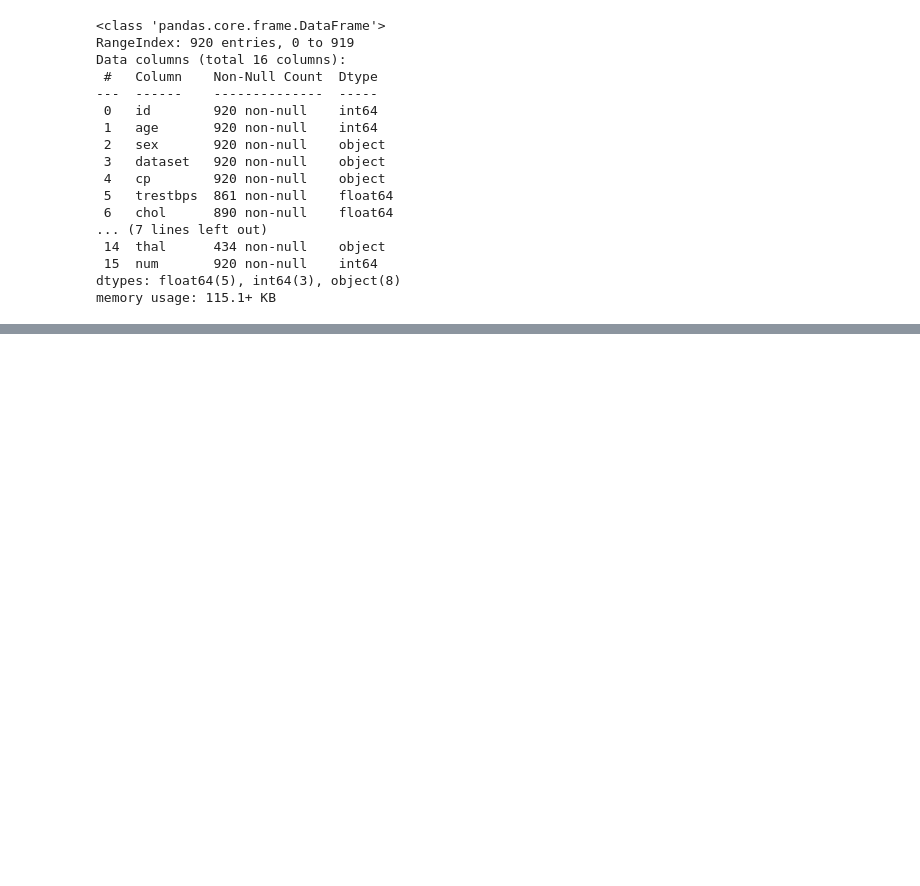
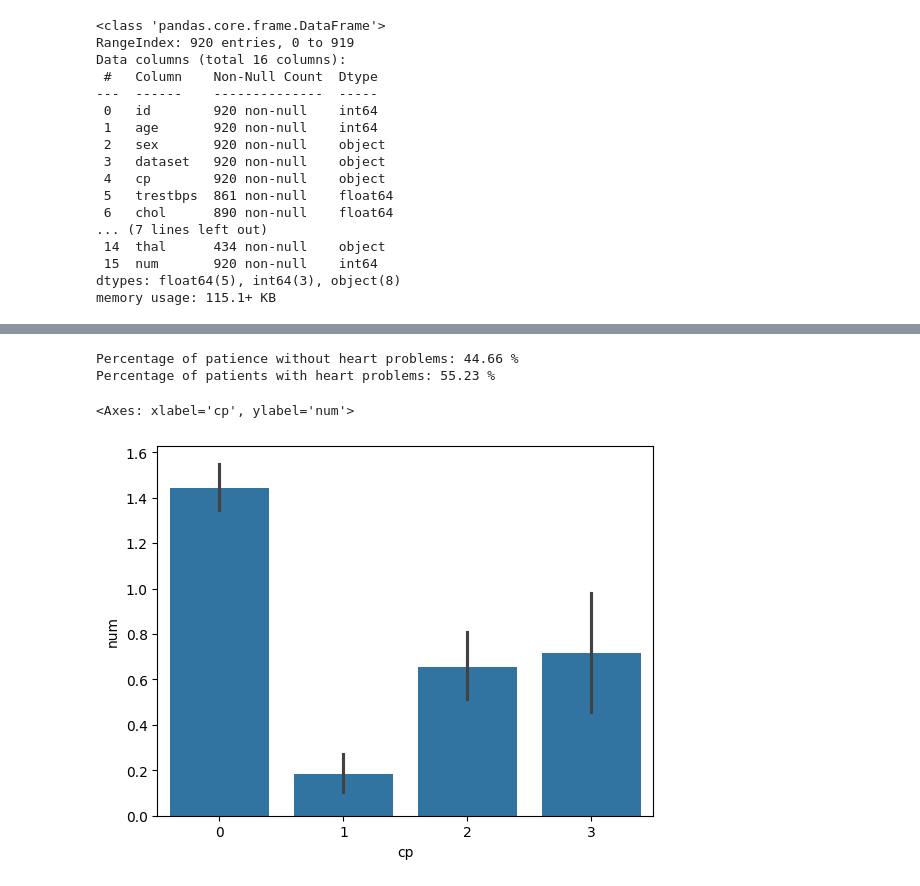
Before and after one commit to munshifff/Heart-Disease-Prediction, a Jupyter notebook: heart.ipynb, the cells around one changed output, grey strips where cells are left out. Cells and saved outputs as stored; diff of their text form; code cells hidden in the pictures; blank space fills up the shorter version.

```diff
--- a/heart.ipynb
+++ b/heart.ipynb
@@ -45,0 +242,12 @@ df.describe()
+# %%
+print("Percentage of patience without heart problems: "+str(round(target_num[0]*100/918, 2))+" %")
+heart_problem_count = target_num[1] + target_num[2] + target_num[3] + target_num[4]
+print("Percentage of patients with heart problems: " + str(round(heart_problem_count * 100 / 918, 2))+' %')
+# %% [output]
+Percentage of patience without heart problems: 44.66 %
+Percentage of patients with heart problems: 55.23 %
+# %%
+sns.barplot(x=df['cp'], y=y)
+# %% [output]
+<Axes: xlabel='cp', ylabel='num'>
+[figure, added]
```
Also changed, not shown: parts of 59 cells of this notebook.
